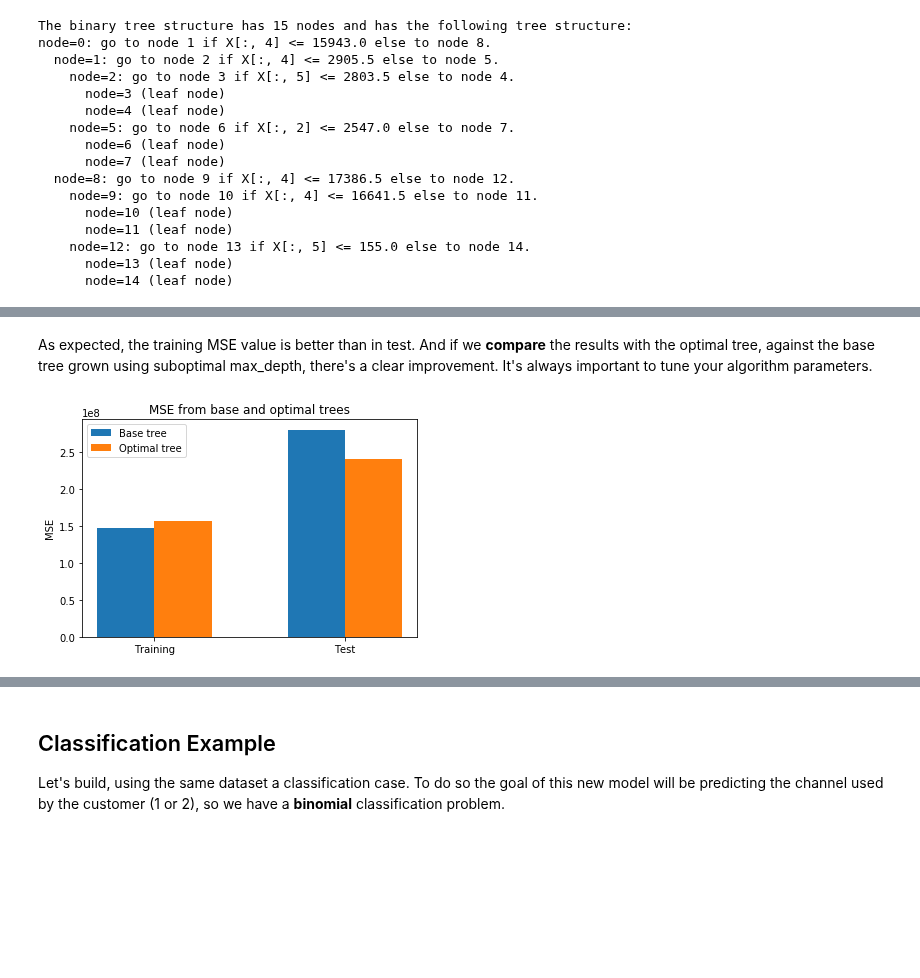
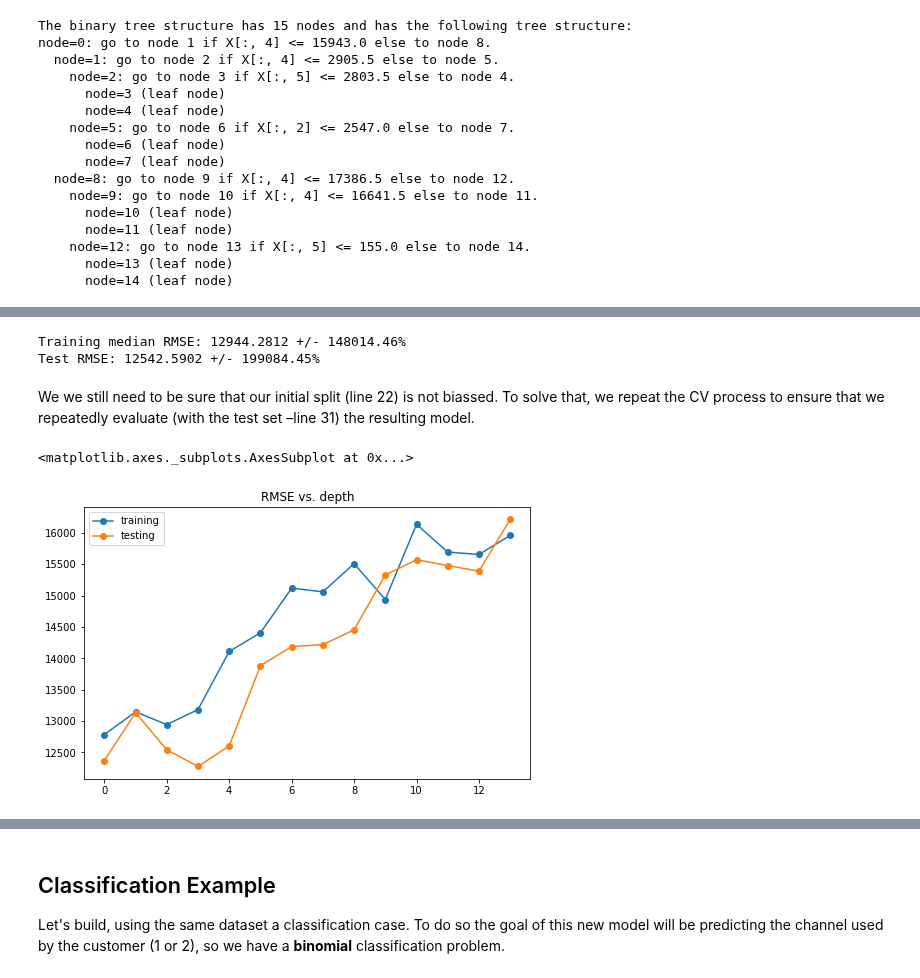
Before and after one commit to renero/class_notebooks, a Jupyter notebook: Tree based methods.ipynb, the cells around one changed output, grey strips where cells are left out. Saved outputs shown, nothing was run; the diff lists cells and outputs as text; code cells hidden in the pictures; blank space fills up the shorter version.

```diff
--- a/Tree based methods.ipynb
+++ b/Tree based methods.ipynb
@@ -270,19 +200,50 @@ Test MSE: 240208478.2804
-# %% [markdown]
-As expected, the training MSE value is better than in test. And if we **compare** the results with the optimal tree, against the base tree grown using suboptimal max_depth, there's a clear improvement. It's always important to tune your algorithm parameters.
-# %%
-base = [base_training_mse, base_test_mse]
-opt = [opt_training_mse, opt_test_mse]
-
-barWidth = 0.3
-r1 = np.arange(len(base))
-r2 = [x + barWidth for x in r1]
-
-plt.bar(r1, base, width = barWidth, label='Base tree')
-plt.bar(r2, opt, width = barWidth, label='Optimal tree')
-plt.xticks([r + barWidth/2 for r in range(len(base))], ['Training', 'Test'])
-plt.title('MSE from base and optimal trees')
-plt.ylabel('MSE')
-plt.legend()
-plt.show()
-# %% [output]
-[figure, removed]
+# %%
+def cv_regression(my_dataset, depth=3):
+    # I will store results here
+    train_scores = []
+    test_scores = []
+    num_iterations = 20
+
+    for i in range(num_iterations):
+        X, y = my_dataset.split(seed=23*i ^ 2)
+
+        # We want to call a method whose name is the argument to this func.
+        estimator = DecisionTreeRegressor(random_state=0, max_depth=depth)
+        estimator.fit(X.train, y.train)
+        train_metric = cross_val_score(estimator, X.train, y.train,
+                                       scoring='neg_root_mean_squared_error')
+        train_scores.append(np.median(train_metric))
+        test_score = mean_squared_error(y.test, estimator.predict(X.test),
+                                        squared=False)
+        test_scores.append(test_score)
+    return train_scores, test_scores
+# %%
+cv_scores, test_scores = cv_regression(wholesale)
+print('Training median RMSE: {:.4f} +/- {:.2f}%'.format(
+    -np.median(cv_scores), np.std(cv_scores)*100.))
+print('Test RMSE: {:.4f} +/- {:.2f}%'.format(
+    np.median(test_scores), np.std(test_scores)*100.))
+
+regression_results.update({'regression': [-np.median(cv_scores), np.median(test_scores)]})
+# %% [output]
+Training median RMSE: 12944.2812 +/- 148014.46%
+Test RMSE: 12542.5902 +/- 199084.45%
+# %% [markdown]
+We we still need to be sure that our initial split (line 22) is not biassed. To solve that, we repeat the CV process to ensure that we repeatedly evaluate (with the test set –line 31) the resulting model.
+# %%
+min_depth = 1
+max_depth = 15
+metric_train = []
+metric_test = []
+for i in range(min_depth, max_depth):
+    train, test = cv_regression(wholesale, depth=i)
+    metric_train.append(-np.median(train))
+    metric_test.append(np.median(test))
+
+# plot the results
+pd.DataFrame(
+    {'training': metric_train, 'testing': metric_test}
+).plot(legend=True, style='o-', figsize=(8, 5), title="RMSE vs. depth")
+# %% [output]
+<matplotlib.axes._subplots.AxesSubplot at 0x...>
+[figure, added]
```
Also changed, not shown: parts of 94 cells of this notebook.
